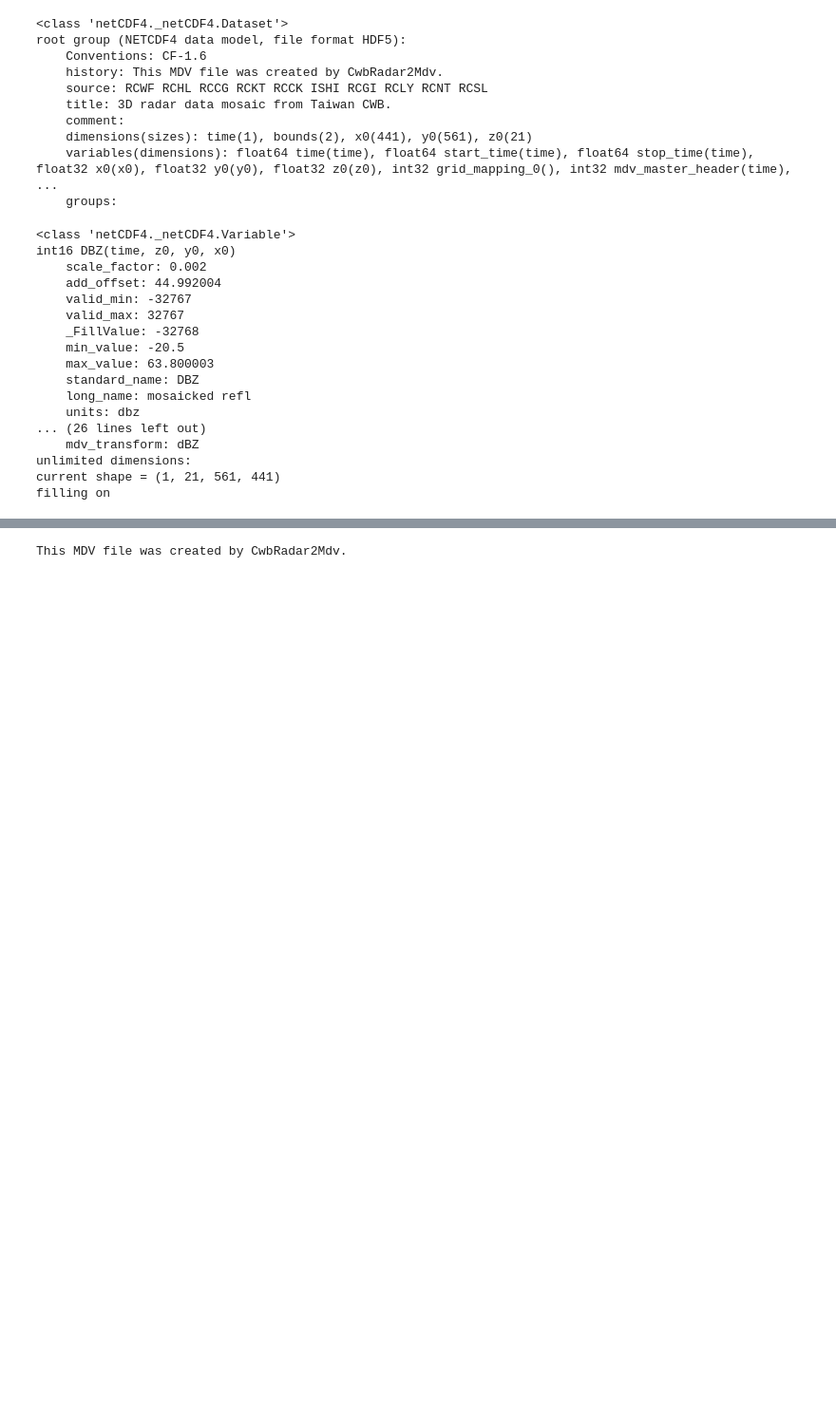
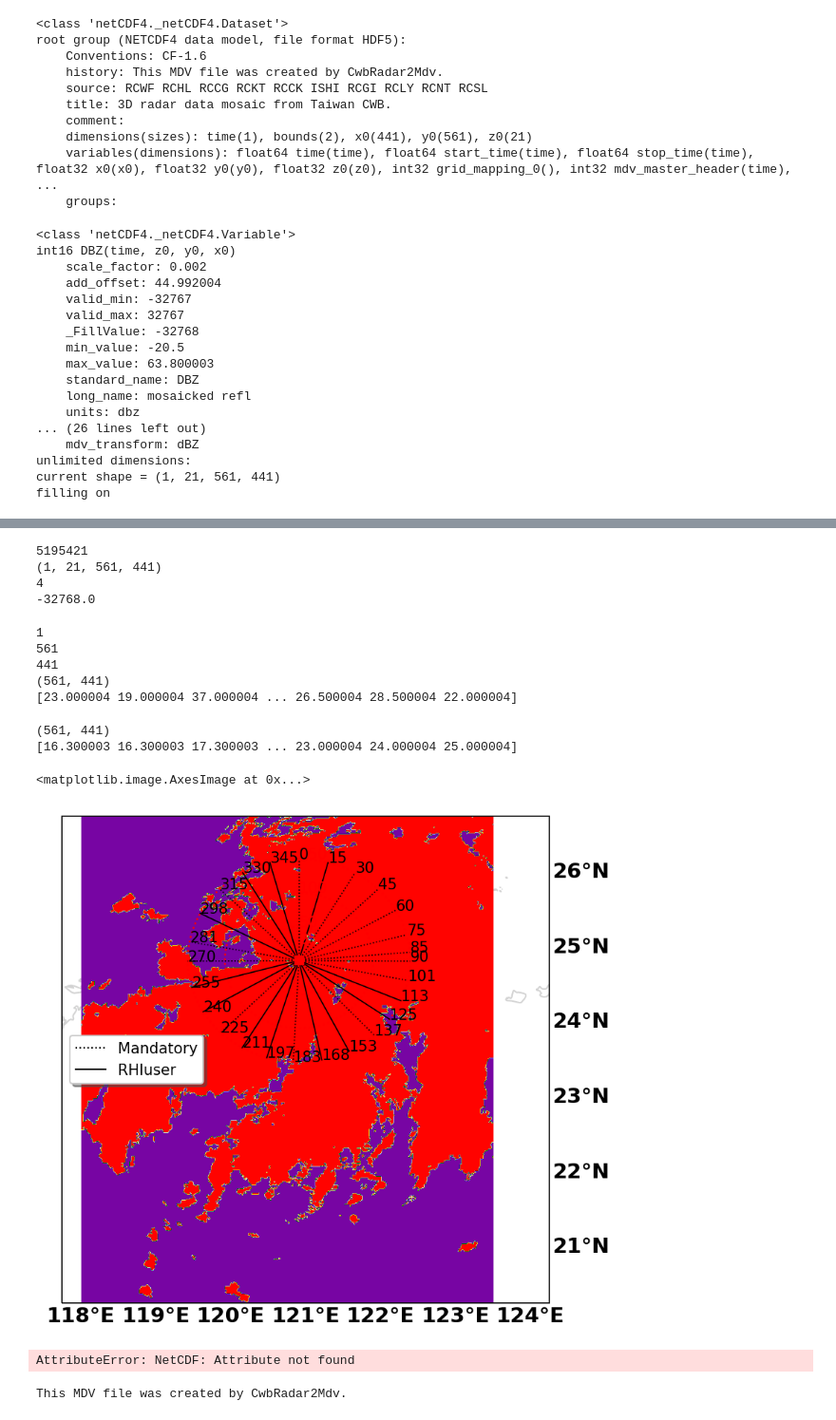
Before and after one commit to NCAR/lrose-docs, a Jupyter notebook: notebooks/erad_workshop_2022.ipynb, the cells around one changed output, grey strips where cells are left out. Shown at 95% size. Saved outputs shown, nothing was run; the diff lists cells and outputs as text; code cells hidden in the pictures; blank space fills up the shorter version.

```diff
--- a/notebooks/erad_workshop_2022.ipynb
+++ b/notebooks/erad_workshop_2022.ipynb
@@ -221,12 +83,0 @@ def new_map(fig, sitename, azimuths_mand, azimuths_user, ranges):
-# %%
-the_radar = 'SPOL'
-rhi_scan_mandatory = [101, 281, 90, 85, 75, 60, 45, 30, 0, 315, 270, 225, 183, 137]
-scan_range = [25, 50, 100, 150]
-rhi_scan_user = [15, 345, 330, 298, 255, 240, 211, 197, 168, 153, 125, 113]
-
-fig = plt.figure(figsize=(10, 10), dpi=150)
-
-# ax = new_map(fig, the_radar, rhi_scans, scan_range)
-# ax = new_map(fig, the_radar, rhi_scan_mandatory, rhi_scan_user, scan_range)
-#plt.imshow(radar_img, extent=img_extent, zorder=0, transform=ccrs.PlateCarree())
-plt.imshow(dbzPlaneMax, cmap='pyart_Carbone42', interpolation = 'bilinear')
@@ -240,0 +84,35 @@ AttributeError: NetCDF: Attribute not found
+# %%
+dbz1 = np.array(ds['DBZ'])
+print(dbz1.size)
+print(dbz1.shape)
+print(dbz1.ndim)
+print(dbz1[0][0][256][0])
+# %% [output]
+5195421
+(1, 21, 561, 441)
+4
+-32768.0
+# %%
+lon = np.array(ds['x0'])
+lat = np.array(ds['y0'])
+# %%
+dbzPlane0 = dbz1[0][0:1]
+print(dbzPlane0.shape[0])
+print(dbzPlane0.shape[1])
+print(dbzPlane0.shape[2])
+dbz2D = dbzPlane0.reshape(dbzPlane0.shape[1],dbzPlane0.shape[2])
+print(dbz2D.shape)
+print(dbz2D[dbz2D > -32000])
+# %% [output]
+1
+561
+441
+(561, 441)
+[23.000004 19.000004 37.000004 ... 26.500004 28.500004 22.000004]
+# %%
+dbzPlaneMax = np.amax(dbz1, (0, 1))
+print(dbzPlaneMax.shape)
+print(dbzPlaneMax[dbzPlaneMax > -32000])
+# %% [output]
+(561, 441)
+[16.300003 16.300003 17.300003 ... 23.000004 24.000004 25.000004]
@@ -241,3 +224,27 @@ AttributeError: NetCDF: Attribute not found
+# %%
+the_radar = 'SPOL'
+rhi_scan_mandatory = [101, 281, 90, 85, 75, 60, 45, 30, 0, 315, 270, 225, 183, 137]
+scan_range = [25, 50, 100, 150]
+rhi_scan_user = [15, 345, 330, 298, 255, 240, 211, 197, 168, 153, 125, 113]
+
+fig = plt.figure(figsize=(6, 6), dpi=150)
+
+# ax = new_map(fig, the_radar, rhi_scans, scan_range)
+ax = new_map(fig, the_radar, rhi_scan_mandatory, rhi_scan_user, scan_range)
+#plt.imshow(radar_img, extent=img_extent, zorder=0, transform=ccrs.PlateCarree())
+plt.imshow(dbzPlaneMax,
+           cmap='pyart_Carbone42',
+           interpolation = 'bilinear',
+           origin = 'lower',
+           extent = (lon[0], lon[-1], lat[0], lat[-1]))
+# %% [output]
+<matplotlib.image.AxesImage at 0x...>
+[figure, added]
+# %%
+dbz = ds['DBZ']
+dbz.type()
+# %% [output]
+AttributeError: NetCDF: Attribute not found
 # %%
 print(ds.__dict__['history'])
 # %% [output]
```
Also changed, not shown: parts of 13 cells of this notebook.
